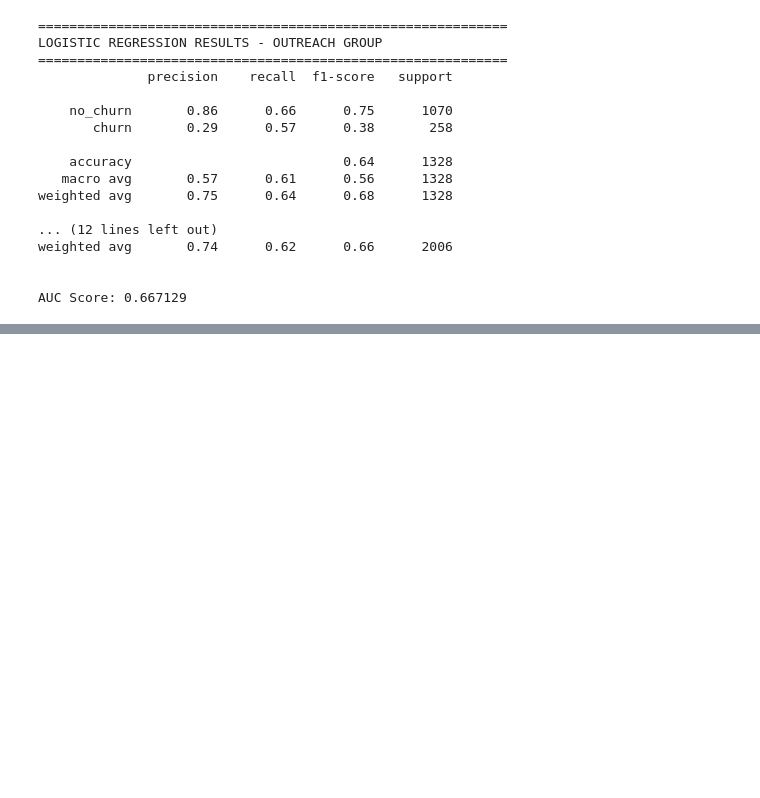
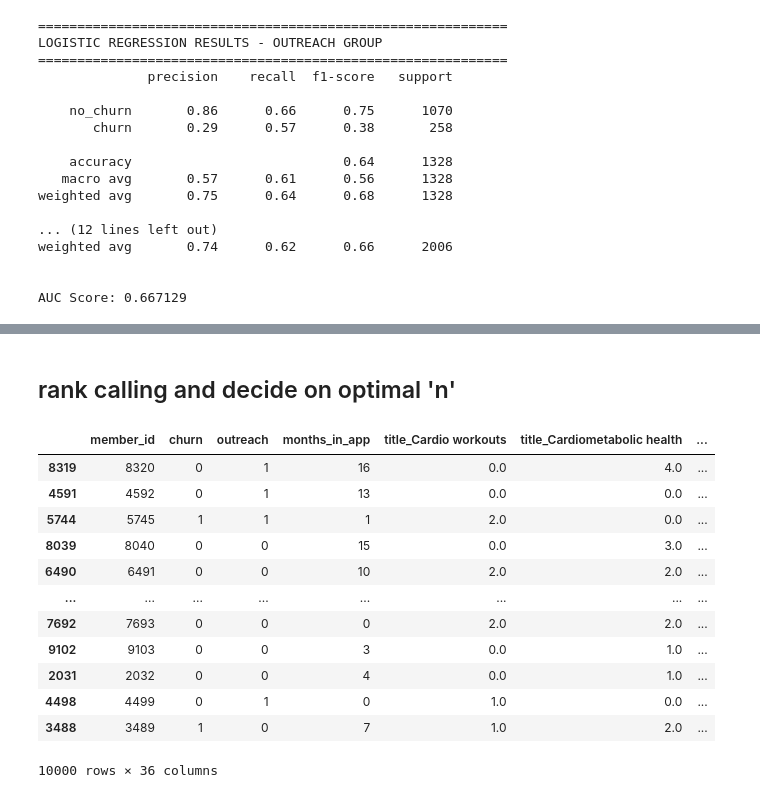
Before and after one commit to omergazit2/VI_churn_assignment, a Jupyter notebook: notebooks/model.ipynb, the cells around one changed output, grey strips where cells are left out. Drawn from its saved outputs; the diff is of its cells as text; code cells hidden in the pictures; blank space fills up the shorter version.

```diff
--- a/notebooks/model.ipynb
+++ b/notebooks/model.ipynb
@@ -441,0 +351,2 @@ evaluation_df
+# %% [markdown]
+## rank calling and decide on optimal 'n'
@@ -441,0 +361,18 @@ evaluation_df
+# %%
+uplift = stays_prob_outreach - stays_prob_no_outreach
+df['uplift'] = uplift
+df.sort_values(by='uplift', ascending=False)
+# %% [output]
+|  | member_id | churn | outreach | months_in_app | title_Cardio workouts | title_Cardiometabolic health | ... |
+| 8319 | 8320 | 0 | 1 | 16 | 0.0 | 4.0 | ... |
+| 4591 | 4592 | 0 | 1 | 13 | 0.0 | 0.0 | ... |
+| 5744 | 5745 | 1 | 1 | 1 | 2.0 | 0.0 | ... |
+| 8039 | 8040 | 0 | 0 | 15 | 0.0 | 3.0 | ... |
+| 6490 | 6491 | 0 | 0 | 10 | 2.0 | 2.0 | ... |
+| ... | ... | ... | ... | ... | ... | ... | ... |
+| 7692 | 7693 | 0 | 0 | 0 | 2.0 | 2.0 | ... |
+| 9102 | 9103 | 0 | 0 | 3 | 0.0 | 1.0 | ... |
+| 2031 | 2032 | 0 | 0 | 4 | 0.0 | 1.0 | ... |
+| 4498 | 4499 | 0 | 1 | 0 | 1.0 | 0.0 | ... |
+| 3488 | 3489 | 1 | 0 | 7 | 1.0 | 2.0 | ... |
+10000 rows × 36 columns
```
Also changed, not shown: parts of 10 cells of this notebook.
